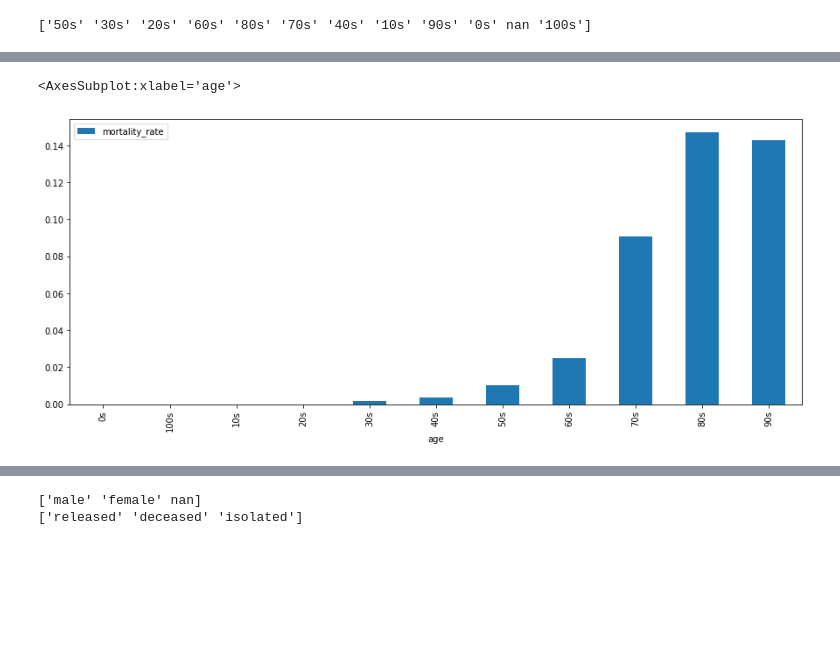
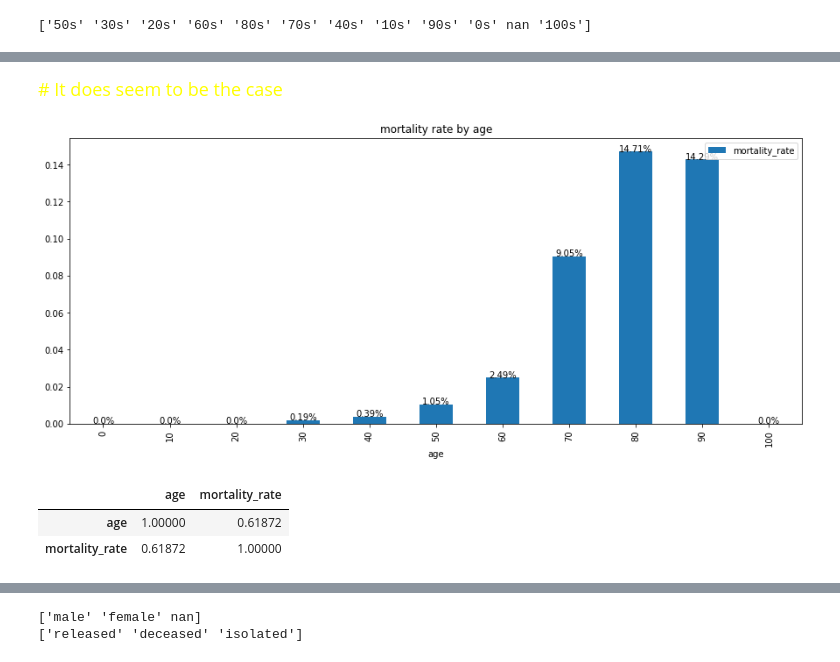
Before and after one commit to Wenjun-Mao/COVID-19-in-South-Korea-SIADS-591-Milestone-I, a Jupyter notebook: wjmao.ipynb, the cells around one changed output, grey strips where cells are left out. Saved outputs shown, nothing was run; the diff lists cells and outputs as text; code cells hidden in the pictures; blank space fills up the shorter version.

```diff
--- a/wjmao.ipynb
+++ b/wjmao.ipynb
@@ -191,5 +201,18 @@ df_combined
-# %%
-df_combined.plot(x='age', y = 'mortality_rate', kind = 'bar', figsize=(15,6))
-# %% [output]
-<AxesSubplot:xlabel='age'>
-[figure, removed]
+# %% [markdown]
+<font size=4 color='yellow'>
+# It does seem to be the case
+# %%
+mortality_rate_BarChart = df_combined.plot(x='age', y = 'mortality_rate', kind = 'bar', figsize=(15,6), title = 'mortality rate by age')
+for index, percentage in enumerate(df_combined['mortality_rate']):
+    percent = percentage*100
+    percent = np.round(percent,2)
+    mortality_rate_BarChart.text(index, percentage, str(percent) + '%', horizontalalignment = 'center')
+# %% [output]
+[figure, added]
+# %%
+age_death_corr = df_combined[['age','mortality_rate']].corr()
+age_death_corr
+# %% [output]
+|  | age | mortality_rate |
+| age | 1.00000 | 0.61872 |
+| mortality_rate | 0.61872 | 1.00000 |
```
Also changed, not shown: parts of 14 cells of this notebook.
